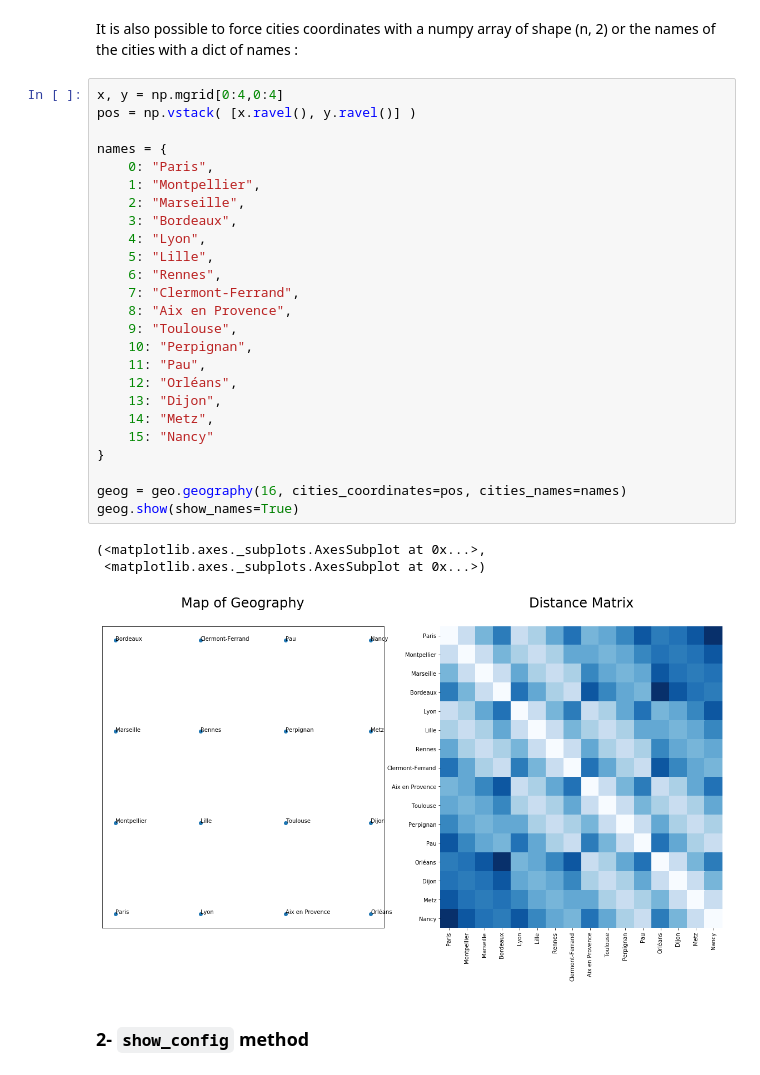
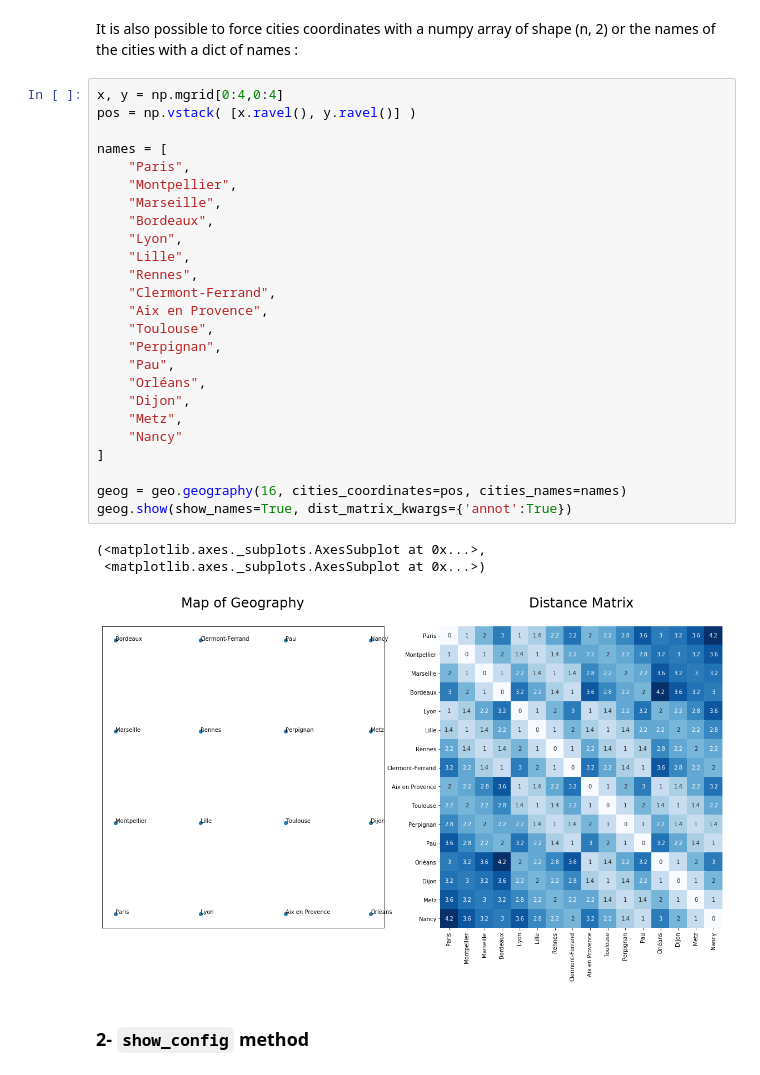
Before and after one commit to UltraDiuve/City_Pooling, a Jupyter notebook: City Pooling.ipynb, the cells around one changed output. Cells and saved outputs as stored; diff of their text form.

Commit message:
enhancing of geography.show_config method

```diff
--- a/City Pooling.ipynb
+++ b/City Pooling.ipynb
@@ -82,32 +85,32 @@ a dict of names :
 # %%
 x, y = np.mgrid[0:4,0:4]
 pos = np.vstack( [x.ravel(), y.ravel()] )
 
-names = {
-    0: "Paris",
-    1: "Montpellier",
-    2: "Marseille",
-    3: "Bordeaux",
-    4: "Lyon",
-    5: "Lille",
-    6: "Rennes",
-    7: "Clermont-Ferrand",
-    8: "Aix en Provence",
-    9: "Toulouse",
-    10: "Perpignan",
-    11: "Pau",
-    12: "Orléans",
-    13: "Dijon",
-    14: "Metz",
-    15: "Nancy"
-}
+names = [
+    "Paris",
+    "Montpellier",
+    "Marseille",
+    "Bordeaux",
+    "Lyon",
+    "Lille",
+    "Rennes",
+    "Clermont-Ferrand",
+    "Aix en Provence",
+    "Toulouse",
+    "Perpignan",
+    "Pau",
+    "Orléans",
+    "Dijon",
+    "Metz",
+    "Nancy"
+]
 
 geog = geo.geography(16, cities_coordinates=pos, cities_names=names)
-geog.show(show_names=True)
+geog.show(show_names=True, dist_matrix_kwargs={'annot':True})
 # %% [output]
 (<matplotlib.axes._subplots.AxesSubplot at 0x...>,
  <matplotlib.axes._subplots.AxesSubplot at 0x...>)
-[figure, old version]
+[figure, new version]
 # %% [markdown]
 ### 2- `show_config` method
 # %%
```
Also changed, not shown: parts of 7 cells of this notebook, 1 other file.
